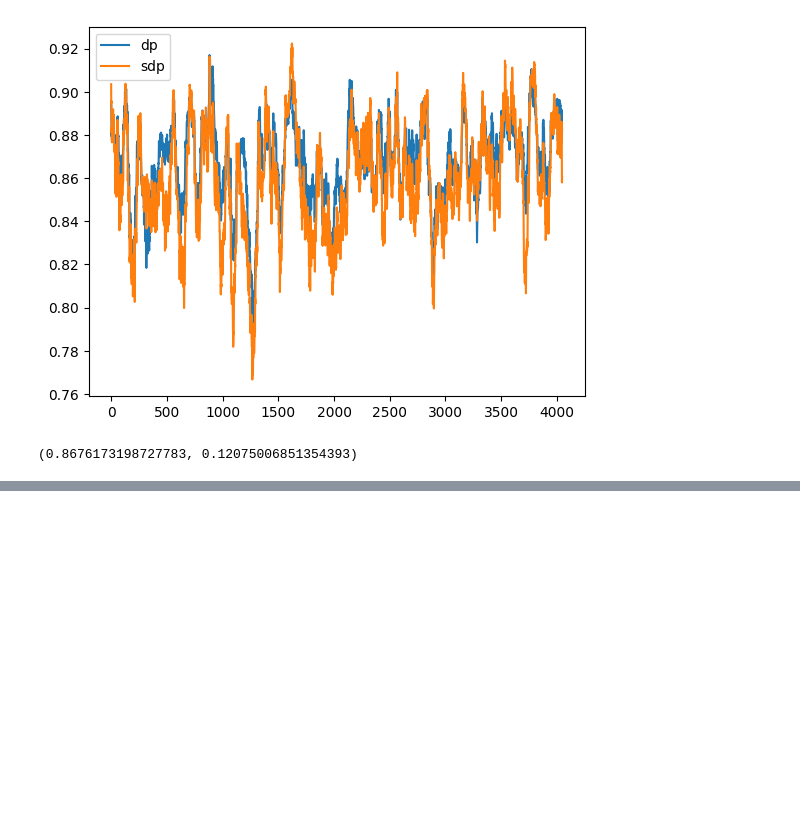
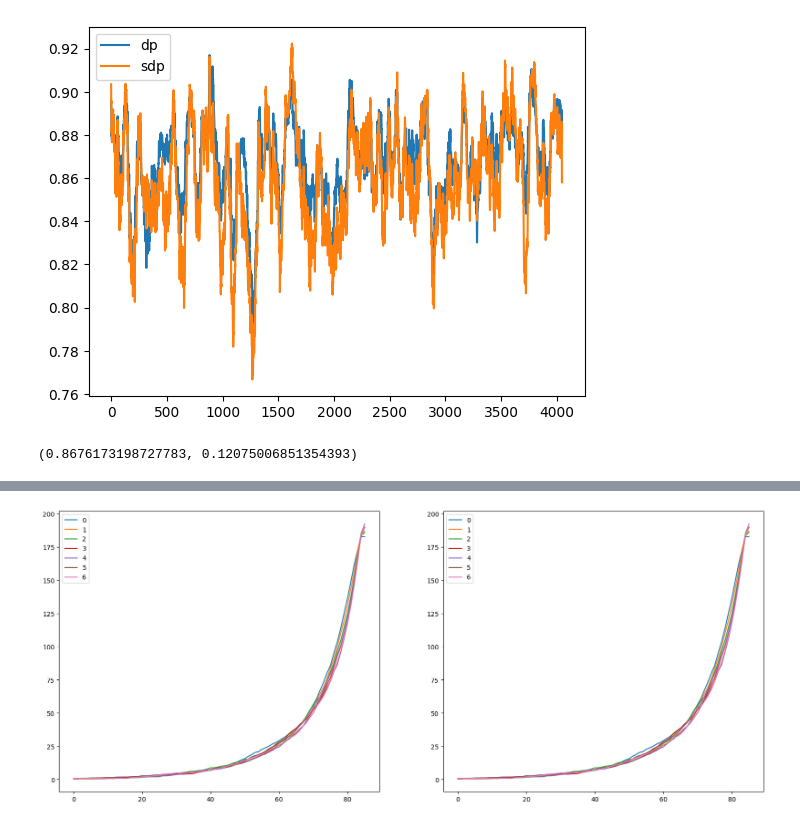
Before and after one commit to ljocha/rassp-public, a Jupyter notebook: validate-small.ipynb, the cells around one changed output, grey strips where cells are left out. Cells and saved outputs as stored; diff of their text form; code cells hidden in the pictures; blank space fills up the shorter version.

```diff
--- a/validate-small.ipynb
+++ b/validate-small.ipynb
@@ -101,0 +116,28 @@ array([0.87212566, 0.1182891 ])
+# %%
+bins = 100
+plt.figure(figsize=(20,8))
+
+win=15
+first=15
+step=5
+plt.subplot(121)
+for i,fn in enumerate(sorted(dps.keys())[first::step]):
+    counts, bins = np.histogram(dps[fn],bins=bins)
+    counts = np.convolve(counts, np.ones(win)/win, mode='valid')
+#    plt.stairs(counts, bins, label=str(i))
+    plt.plot(counts,label=str(i))
+
+plt.legend()
+
+plt.subplot(122)
+for i,fn in enumerate(sorted(dps.keys())[first::step]):
+    counts, bins = np.histogram(dps[fn],bins=bins)
+    counts = np.convolve(counts, np.ones(win)/win, mode='valid')
+#    plt.stairs(counts, bins, label=str(i))
+    plt.plot(counts,label=str(i))
+
+
+plt.legend()
+plt.show()
+# %% [output]
+[figure, added]
```
Also changed, not shown: parts of 16 cells of this notebook, 1 other file.
